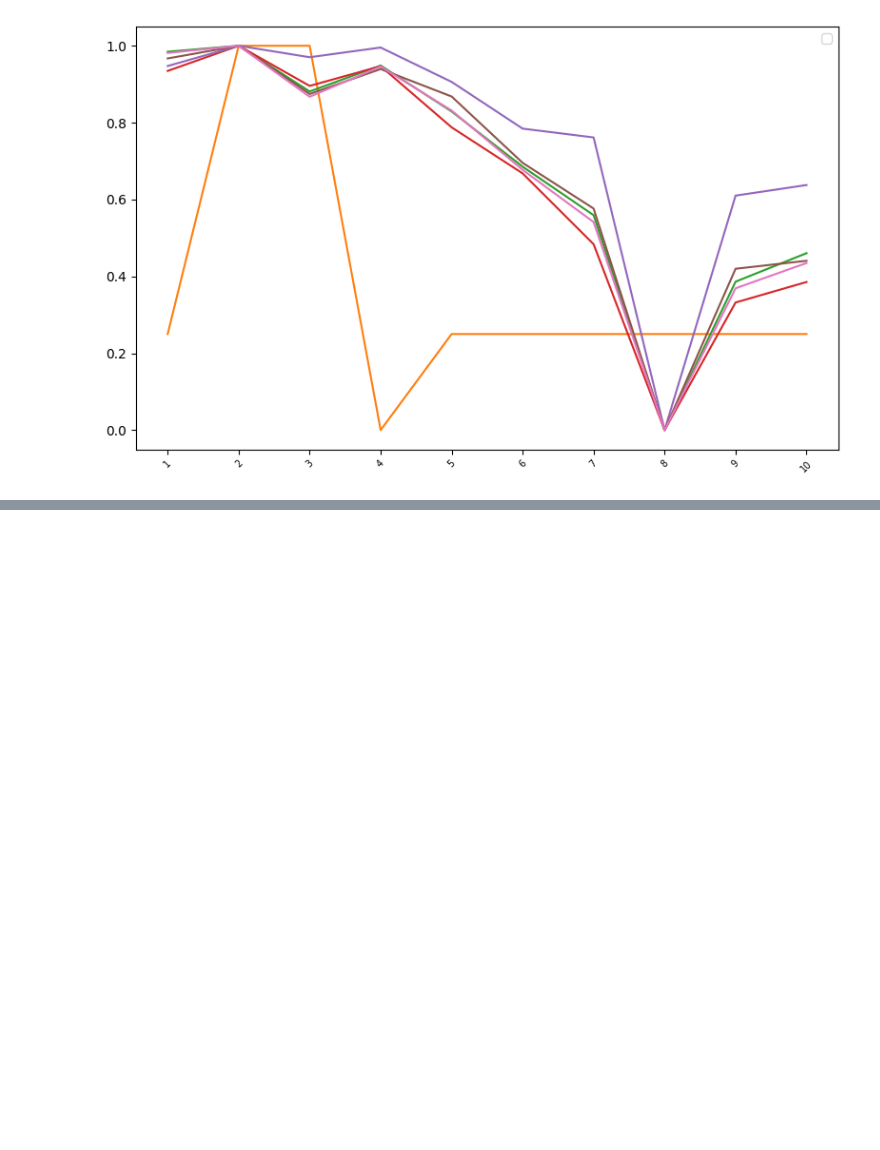
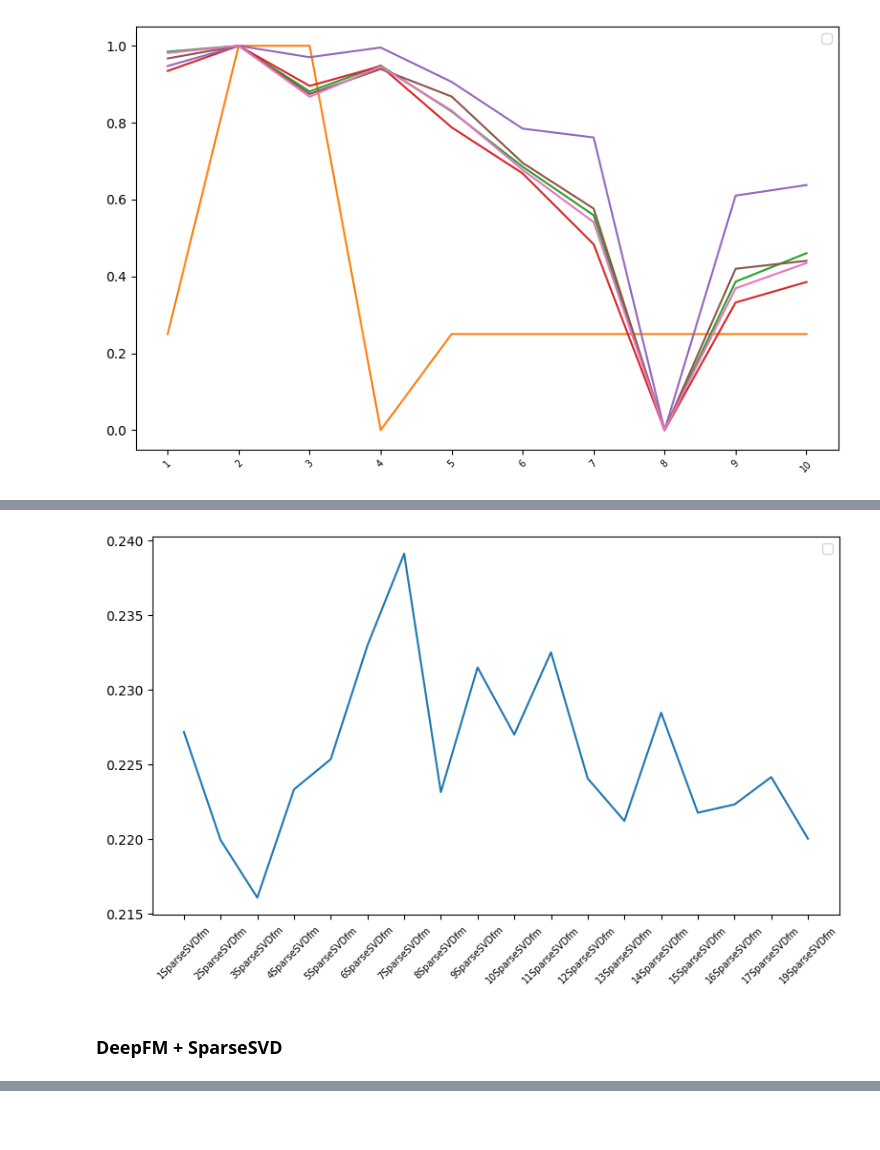
Before and after one commit to basill2001/SVD_FM, a Jupyter notebook: notes/result_checker.ipynb, the cells around one changed output, grey strips where cells are left out. Saved outputs shown, nothing was run; the diff lists cells and outputs as text; code cells hidden in the pictures; blank space fills up the shorter version.

```diff
--- a/notes/result_checker.ipynb
+++ b/notes/result_checker.ipynb
@@ -193,0 +179,11 @@ mean_neg_df
+# %%
+plt.figure(figsize=(8, 5))
+plt.plot(mean_df.T.index, mean_df.T['precision'])
+plt.xticks(mean_df.T.index, fontsize=7, rotation=45)
+plt.tight_layout()
+plt.legend()
+plt.show()
+# %% [output]
+[figure, added]
+# %% [markdown]
+### DeepFM + SparseSVD
```
Also changed, not shown: parts of 10 cells of this notebook, 11 other files.
